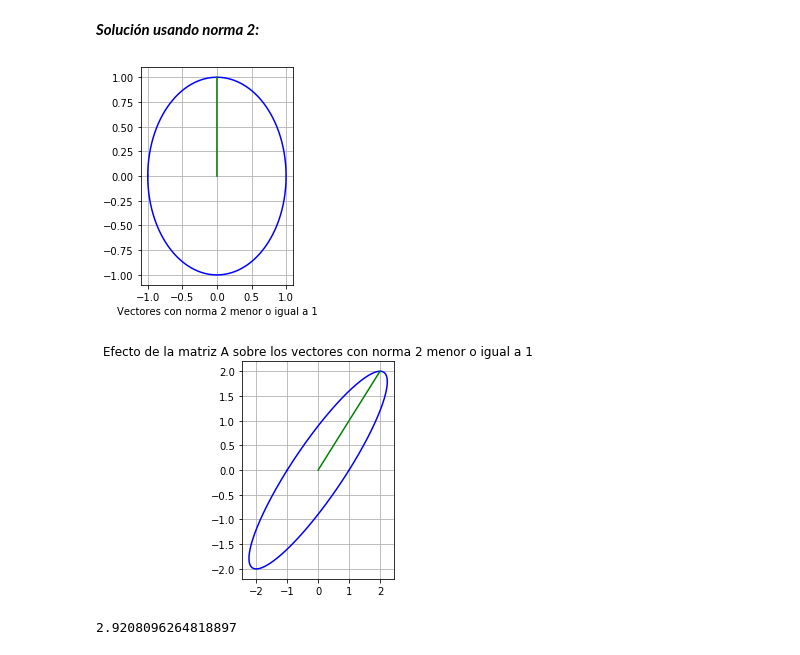
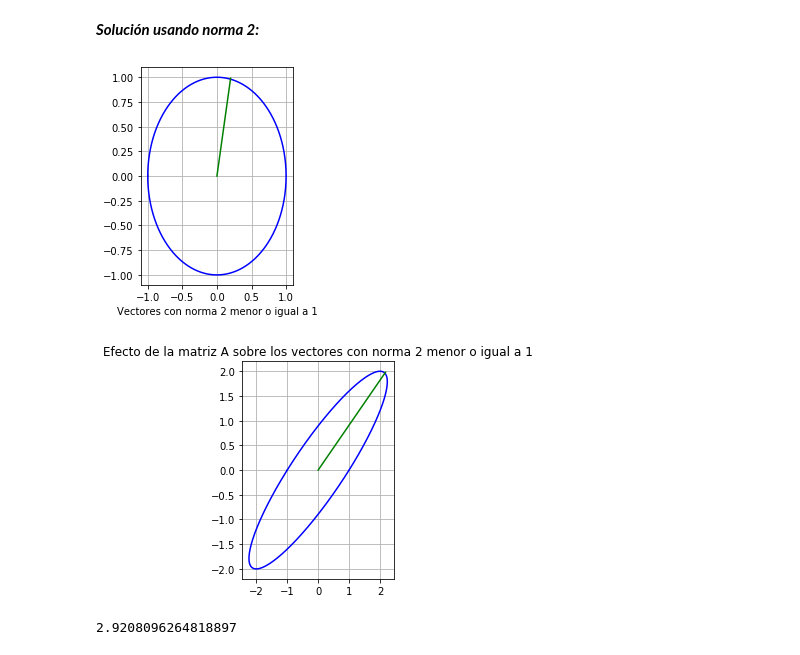
Before and after one commit to mno-2020-gh-classroom/ejercicios-condicion-y-estabilidad-mno-gzarazua, a Jupyter notebook: 1.3.Condicion_de_un_problema_y_estabilidad_de_un_algoritmo.ipynb, the cells around one changed output. Drawn from its saved outputs; the diff is of its cells as text; code cells hidden in the pictures.

```diff
--- a/1.3.Condicion_de_un_problema_y_estabilidad_de_un_algoritmo.ipynb
+++ b/1.3.Condicion_de_un_problema_y_estabilidad_de_un_algoritmo.ipynb
@@ -1440,27 +1440,30 @@ np.linalg.norm(A,1)
 # %%
 import numpy as np
 import matplotlib.pyplot as plt
 import scipy
 import pprint
 
 A=np.array([[1,2],[0,2]])
 density=1e-5
 x=np.arange(-1,1,density) #Rango de -1 a 1 con steps de 1e-5
 v=np.arange(0,1,density) #Rango de 0 a 1 con steps de 1e-5
 x_y1 = np.column_stack((x,np.sqrt(1-x**2)))
 x_y2 = np.column_stack((x,-np.sqrt(1-x**2)))
 apply_A = lambda vec : np.transpose(A@np.transpose(vec))
 A_to_vector_1 = apply_A(x_y1)
 A_to_vector_2 = apply_A(x_y2)
 plt.subplot(1,2,1)
 plt.plot(x_y1[:,0],x_y1[:,1],'b',
          x_y2[:,0],x_y2[:,1],'b')
-e2 = np.column_stack((np.repeat(0,len(v)),v))
+
+x3=np.arange(0,.198,density)
+e2 = np.column_stack((x3,5*x3))
 plt.plot(e2[:,0],e2[:,1],'g')
+
 plt.xlabel('Vectores con norma 2 menor o igual a 1')
 plt.grid()
 # %% [output]
-[figure, old version]
+[figure, new version]
 # %%
 plt.subplot(1,2,2)
 plt.plot(A_to_vector_1[:,0],A_to_vector_1[:,1],'b',
@@ -1471,7 +1474,7 @@ plt.grid()
 plt.title('Efecto de la matriz A sobre los vectores con norma 2 menor o igual a 1')
 plt.show()
 # %% [output]
-[figure, old version]
+[figure, new version]
 # %%
 np.linalg.norm(A,2)
 # %% [output]
```
